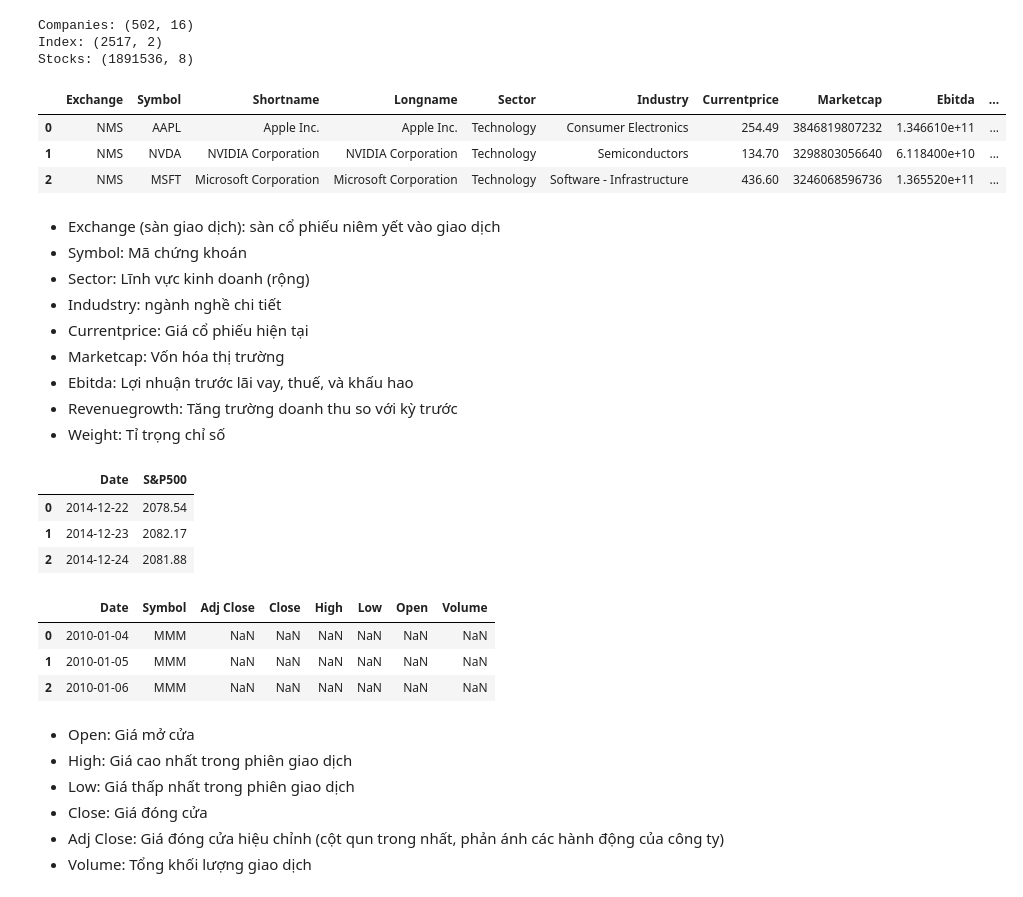
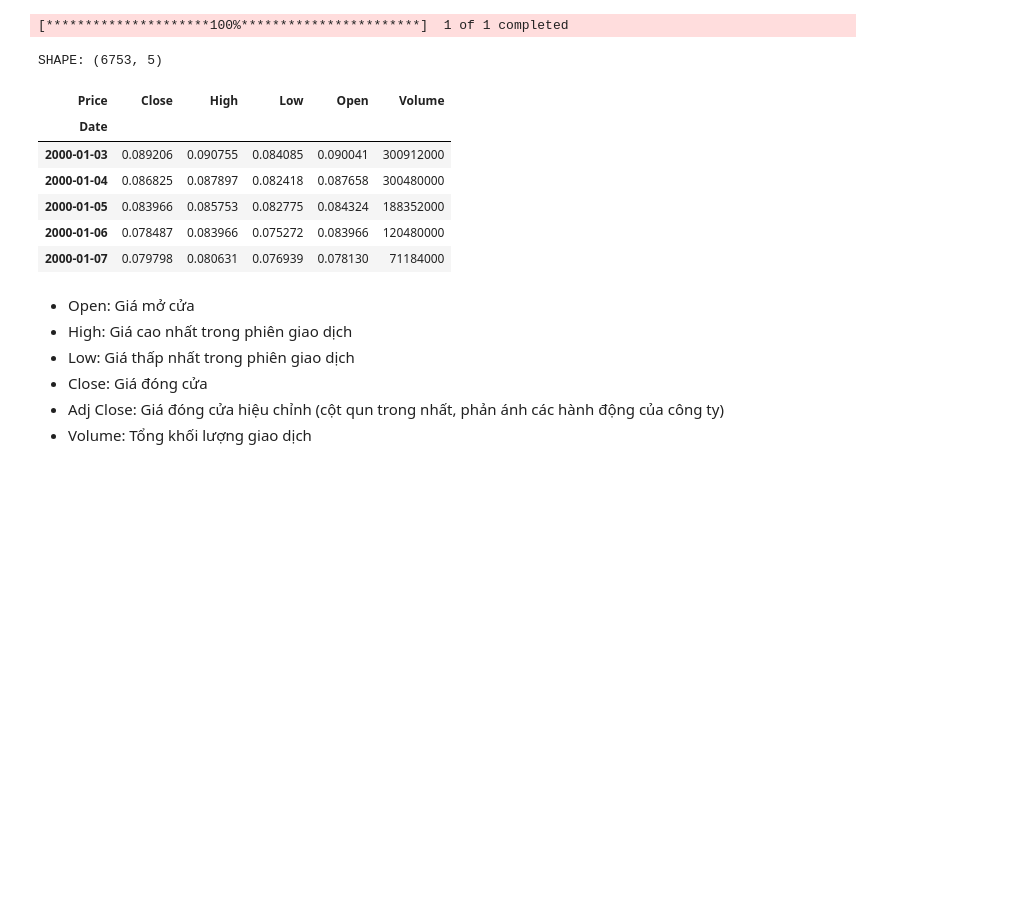
Before and after one commit to Quanbro07/data-mining, a Jupyter notebook: part_a.ipynb, the cells around one changed output. Cells and saved outputs as stored; diff of their text form; code cells hidden in the pictures; blank space fills up the shorter version.

```diff
--- a/part_a.ipynb
+++ b/part_a.ipynb
@@ -12,42 +8,22 @@ stocks = pd.read_csv(data_path / "sp500_stocks.csv")
+# %%
+df = yf.download("NVDA", start="2000-01-01")
+df.columns = df.columns.droplevel(1)
+# %% [output]
+[*********************100%***********************]  1 of 1 completed
 # %%
-print(f"Companies: {companies.shape}")
-print(f"Index: {index.shape}")
-print(f"Stocks: {stocks.shape}")
+print(f"SHAPE: {df.shape}")
 # %% [output]
-Companies: (502, 16)
-Index: (2517, 2)
-Stocks: (1891536, 8)
+SHAPE: (6753, 5)
 # %%
-companies.head(3)
+df.head()
 # %% [output]
-|  | Exchange | Symbol | Shortname | Longname | Sector | Industry | Currentprice | Marketcap | Ebitda | ... |
-| 0 | NMS | AAPL | Apple Inc. | Apple Inc. | Technology | Consumer Electronics | 254.49 | 3846819807232 | 1.346610e+11 | ... |
-| 1 | NMS | NVDA | NVIDIA Corporation | NVIDIA Corporation | Technology | Semiconductors | 134.70 | 3298803056640 | 6.118400e+10 | ... |
-| 2 | NMS | MSFT | Microsoft Corporation | Microsoft Corporation | Technology | Software - Infrastructure | 436.60 | 3246068596736 | 1.365520e+11 | ... |
+| Price | Close | High | Low | Open | Volume |
+| Date |  |  |  |  |  |
+| 2000-01-03 | 0.089206 | 0.090755 | 0.084085 | 0.090041 | 300912000 |
+| 2000-01-04 | 0.086825 | 0.087897 | 0.082418 | 0.087658 | 300480000 |
+| 2000-01-05 | 0.083966 | 0.085753 | 0.082775 | 0.084324 | 188352000 |
+| 2000-01-06 | 0.078487 | 0.083966 | 0.075272 | 0.083966 | 120480000 |
+| 2000-01-07 | 0.079798 | 0.080631 | 0.076939 | 0.078130 | 71184000 |
-# %% [markdown]
-- Exchange (sàn giao dịch): sàn cổ phiếu niêm yết vào giao dịch
-- Symbol: Mã chứng khoán
-- Sector: Lĩnh vực kinh doanh (rộng)
-- Indudstry: ngành nghề chi tiết
-- Currentprice: Giá cổ phiếu hiện tại
-- Marketcap: Vốn hóa thị trường
-- Ebitda: Lợi nhuận trước lãi vay, thuế, và khấu hao
-- Revenuegrowth: Tăng trường doanh thu so với kỳ trước
-- Weight: Tỉ trọng chỉ số
-# %%
-index.head(3)
-# %% [output]
-|  | Date | S&P500 |
-| 0 | 2014-12-22 | 2078.54 |
-| 1 | 2014-12-23 | 2082.17 |
-| 2 | 2014-12-24 | 2081.88 |
-# %%
-stocks.head(3)
-# %% [output]
-|  | Date | Symbol | Adj Close | Close | High | Low | Open | Volume |
-| 0 | 2010-01-04 | MMM | NaN | NaN | NaN | NaN | NaN | NaN |
-| 1 | 2010-01-05 | MMM | NaN | NaN | NaN | NaN | NaN | NaN |
-| 2 | 2010-01-06 | MMM | NaN | NaN | NaN | NaN | NaN | NaN |
 # %% [markdown]
 - Open: Giá mở cửa
 - High: Giá cao nhất trong phiên giao dịch
```
Also changed, not shown: parts of 27 cells of this notebook, 1 other file.
